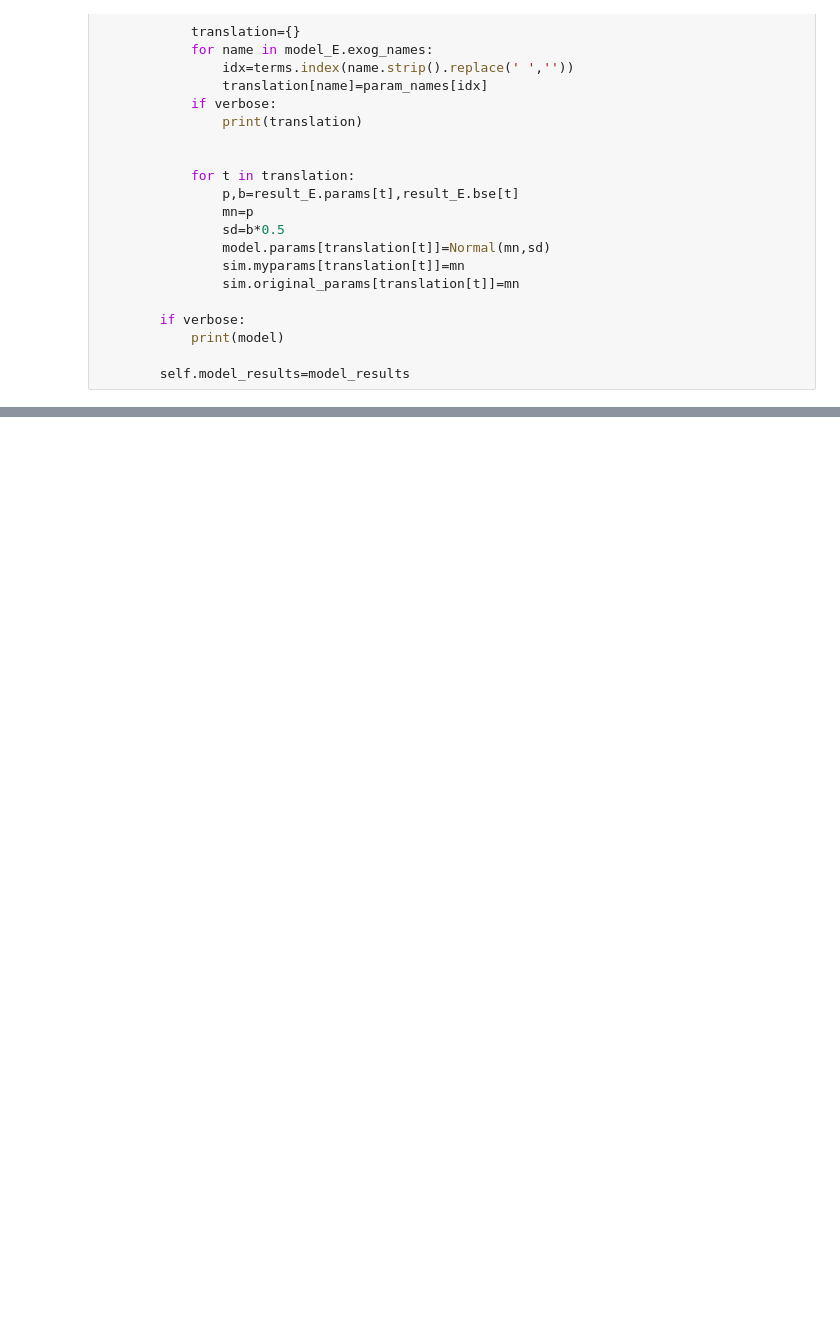
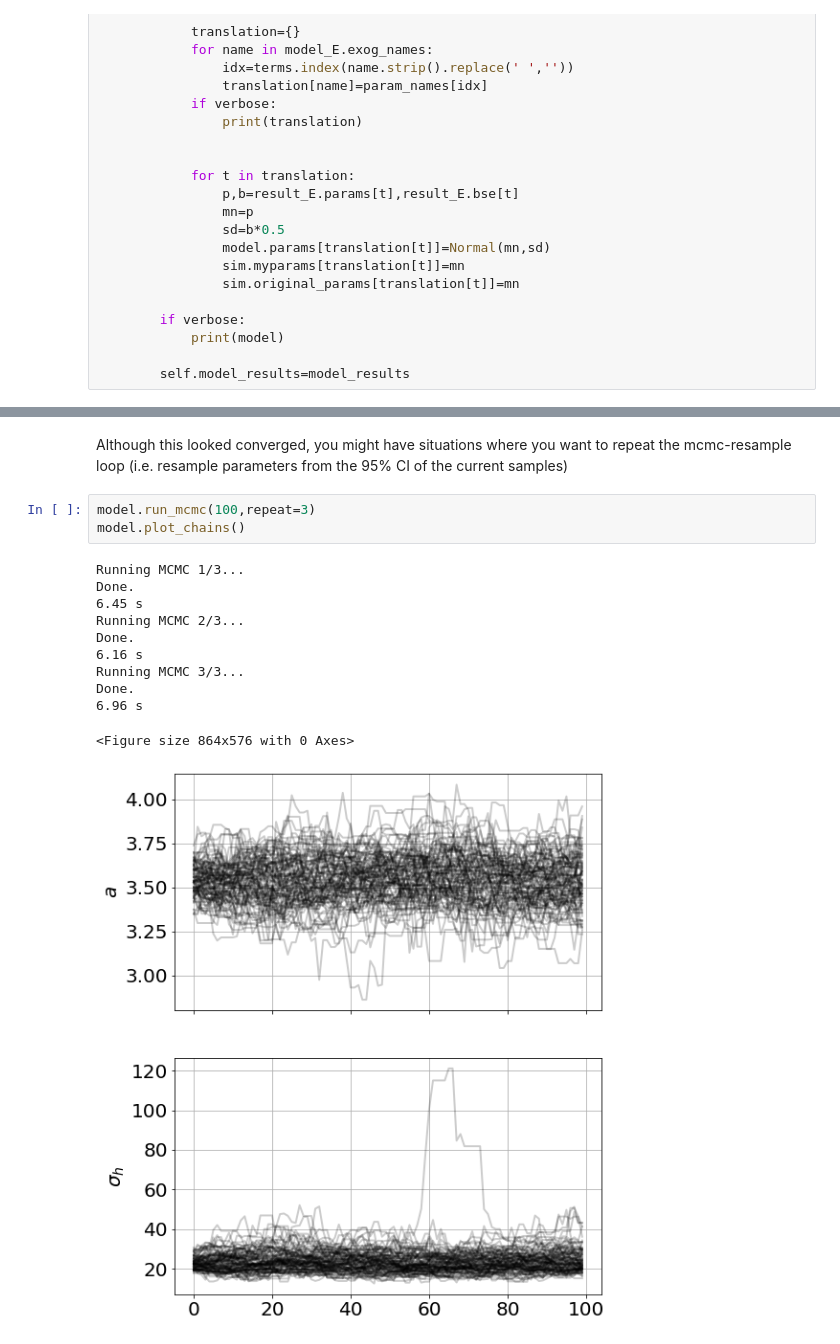
Before and after one commit to bblais/pyndamics3, a Jupyter notebook: 01_mcmc.ipynb, the cells around one changed output, grey strips where cells are left out. Saved outputs shown, nothing was run; the diff lists cells and outputs as text; blank space fills up the shorter version.

```diff
--- a/01_mcmc.ipynb
+++ b/01_mcmc.ipynb
@@ -1025,0 +1066,17 @@ class MCMCModelReg(MCMCModel):
+# %% [markdown]
+Although this looked converged, you might have situations where you want to repeat the mcmc-resample loop (i.e. resample parameters from the 95% CI of the current samples)
+# %%
+model.run_mcmc(100,repeat=3)
+model.plot_chains()
+# %% [output]
+Running MCMC 1/3...
+Done.
+6.45 s
+Running MCMC 2/3...
+Done.
+6.16 s
+Running MCMC 3/3...
+Done.
+6.96 s
+<Figure size 864x576 with 0 Axes>
+[figure, added]
```
Also changed, not shown: parts of 31 cells of this notebook, 6 other files.
